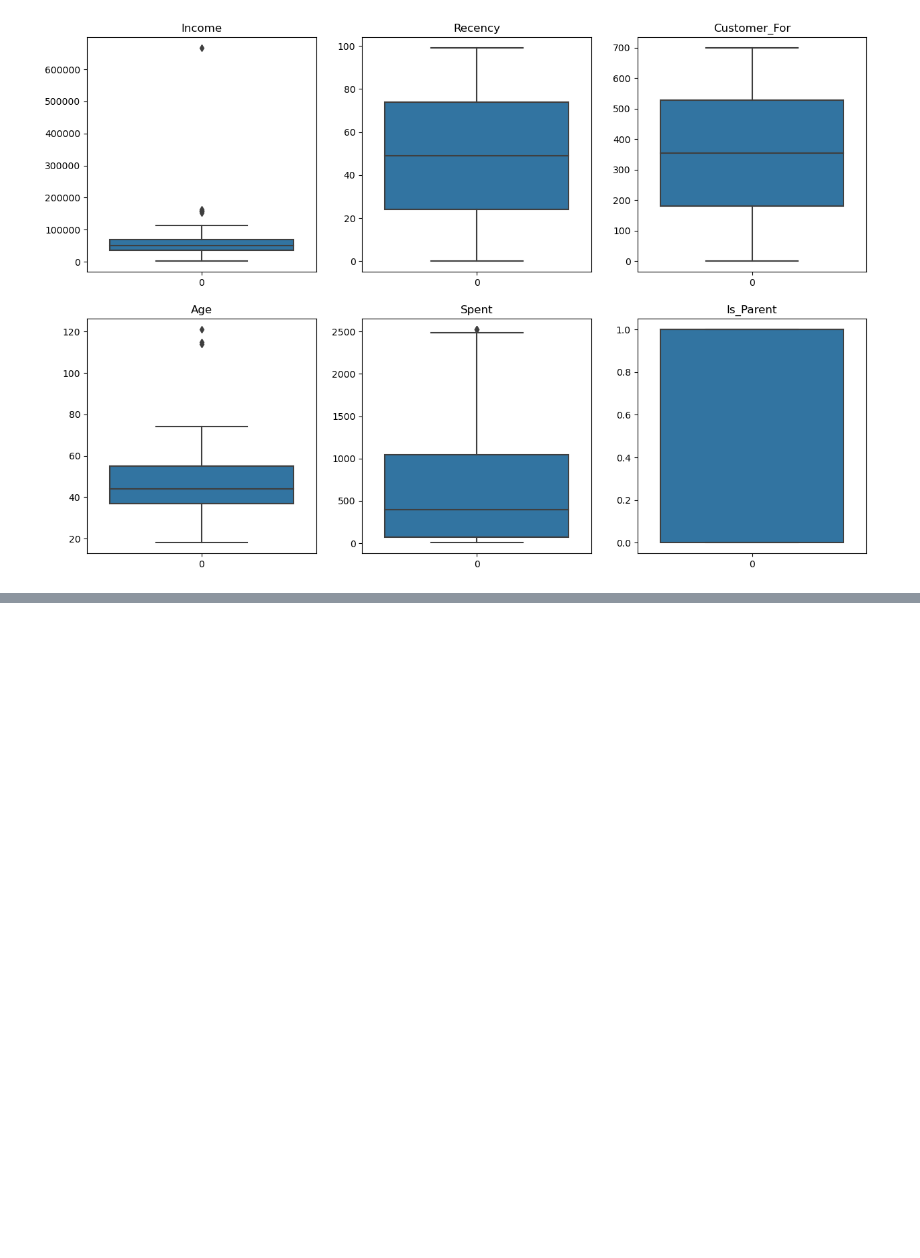
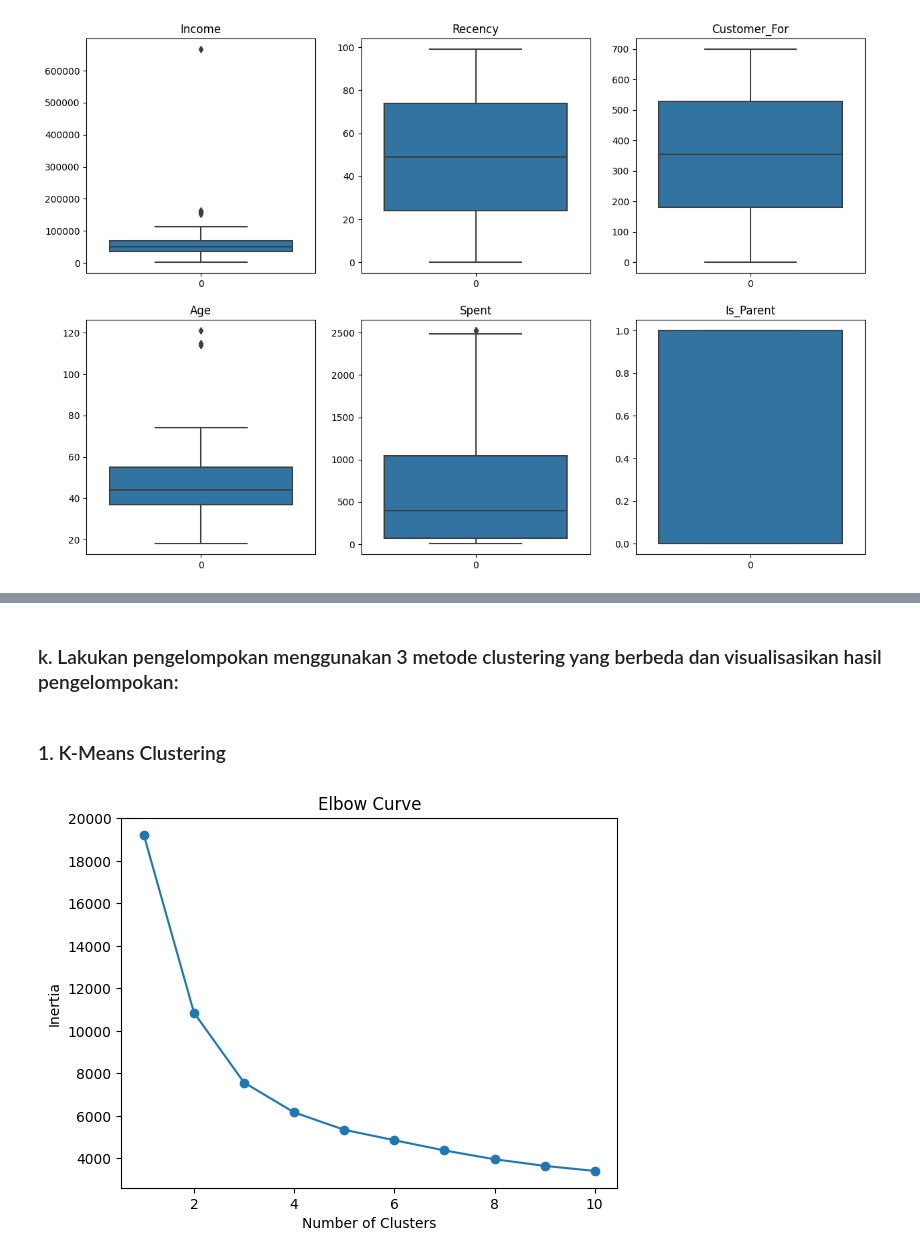
Before and after one commit to jon-mun/clustering-marketing-campaign, a Jupyter notebook: problem1.ipynb, the cells around one changed output, grey strips where cells are left out. Drawn from its saved outputs; the diff is of its cells as text; code cells hidden in the pictures; blank space fills up the shorter version.

```diff
--- a/problem1.ipynb
+++ b/problem1.ipynb
@@ -378,0 +472,4 @@ for i, col in enumerate(features.columns):
+# %%
+df3 = df2.copy()
+df3.drop(['AcceptedCmp3', 'AcceptedCmp4', 'AcceptedCmp5', 'AcceptedCmp1', 'AcceptedCmp2', 'Complain', 'Response'], axis='columns', inplace=True)
+df3.info()
@@ -378,0 +496,8 @@ for i, col in enumerate(features.columns):
+# %%
+from sklearn.preprocessing import StandardScaler
+
+scaler = StandardScaler()
+
+df3 = scaler.fit_transform(df3)
+
+print(df3)
@@ -378,0 +524,9 @@ for i, col in enumerate(features.columns):
+# %%
+from sklearn.decomposition import PCA
+
+pca = PCA(n_components=3)
+pca_features = pca.fit_transform(df3)
+
+pca_df = pd.DataFrame(data=pca_features, columns=['PC1', 'PC2', 'PC3'])
+
+print(pca_df)
@@ -378,0 +548,22 @@ for i, col in enumerate(features.columns):
+# %% [markdown]
+### k. Lakukan pengelompokan menggunakan 3 metode clustering yang berbeda dan visualisasikan hasil pengelompokan:
+# %% [markdown]
+### 1. K-Means Clustering
+# %%
+from sklearn.cluster import KMeans
+
+max_clusters = 10
+inertia_values = []
+
+for k in range(1, max_clusters+1):
+    kmeans = KMeans(n_clusters=k, random_state=42)
+    kmeans.fit(pca_df)
+    inertia_values.append(kmeans.inertia_)
+
+plt.plot(range(1, max_clusters+1), inertia_values, marker='o')
+plt.xlabel('Number of Clusters')
+plt.ylabel('Inertia')
+plt.title('Elbow Curve')
+plt.show()
+# %% [output]
+[figure, added]
```
Also changed, not shown: parts of 36 cells of this notebook.
